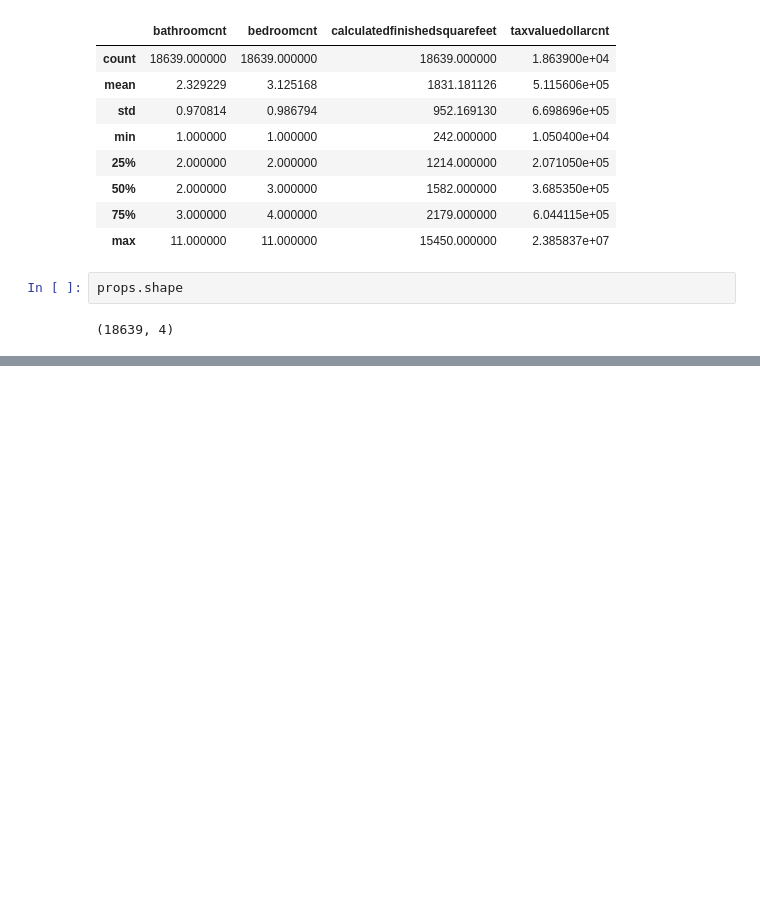
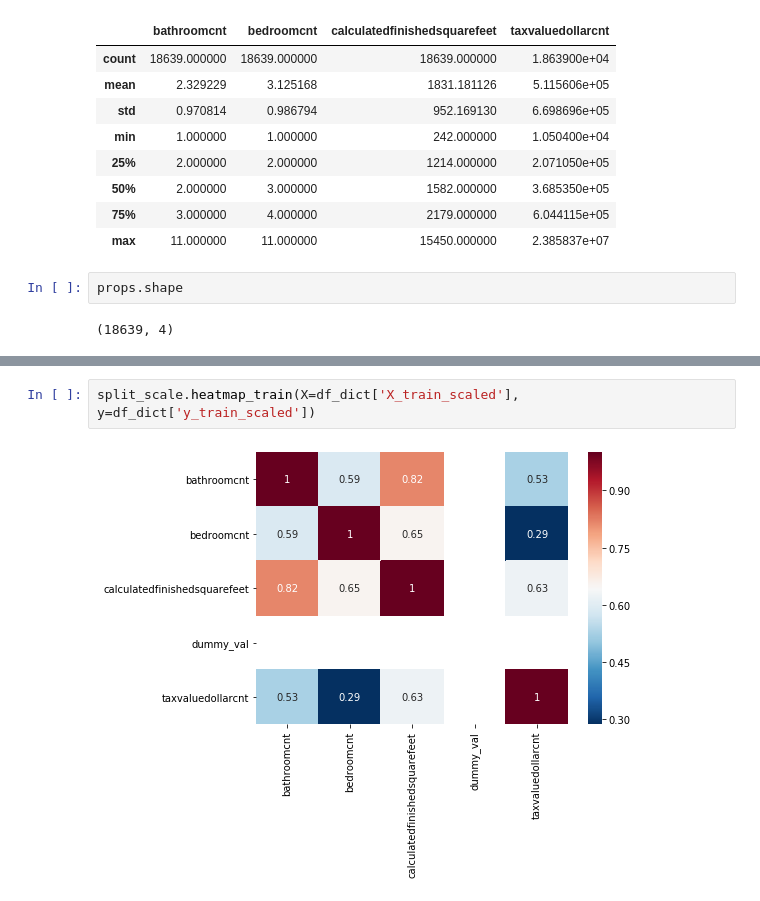
Before and after one commit to kjeliasen/ZillOMG, a Jupyter notebook: Zillow_Project.ipynb, the cells around one changed output, grey strips where cells are left out. Saved outputs shown, nothing was run; the diff lists cells and outputs as text; blank space fills up the shorter version.

```diff
--- a/Zillow_Project.ipynb
+++ b/Zillow_Project.ipynb
@@ -66,0 +92,4 @@ props.shape
+# %%
+split_scale.heatmap_train(X=df_dict['X_train_scaled'], y=df_dict['y_train_scaled'])
+# %% [output]
+[figure, added]
```
Also changed, not shown: parts of 6 cells of this notebook, 3 other files.
